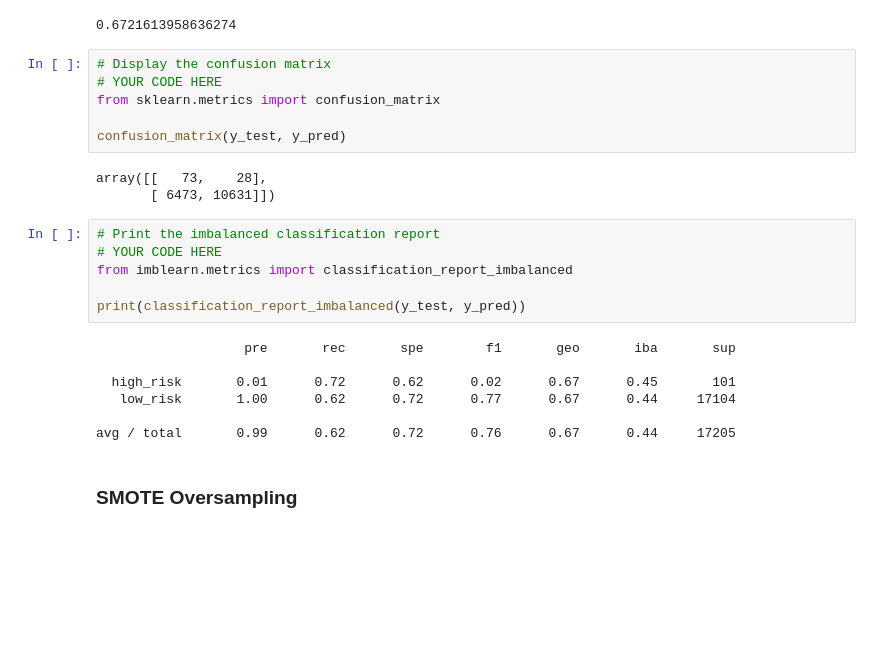
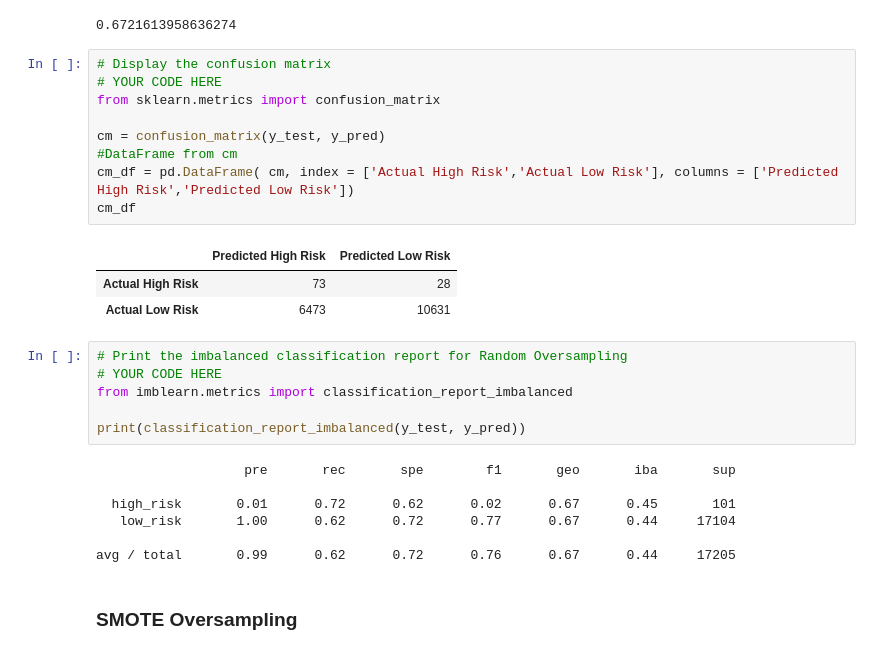
Before and after one commit to LeidyDoradoM/Credit_Risk_Analysis, a Jupyter notebook: credit_risk_resampling.ipynb, the cells around one changed output. Cells and saved outputs as stored; diff of their text form; blank space fills up the shorter version.

```diff
--- a/credit_risk_resampling.ipynb
+++ b/credit_risk_resampling.ipynb
@@ -155,14 +155,18 @@ balanced_accuracy_score(y_test, y_pred)
 # %%
 # Display the confusion matrix
 # YOUR CODE HERE
 from sklearn.metrics import confusion_matrix
 
-confusion_matrix(y_test, y_pred)
+cm = confusion_matrix(y_test, y_pred)
+#DataFrame from cm
+cm_df = pd.DataFrame( cm, index = ['Actual High Risk','Actual Low Risk'], columns = ['Predicted High Risk','Predicted Low Risk'])
+cm_df
 # %% [output]
-array([[   73,    28],
-       [ 6473, 10631]])
+|  | Predicted High Risk | Predicted Low Risk |
+| Actual High Risk | 73 | 28 |
+| Actual Low Risk | 6473 | 10631 |
 # %%
-# Print the imbalanced classification report
+# Print the imbalanced classification report for Random Oversampling
 # YOUR CODE HERE
 from imblearn.metrics import classification_report_imbalanced
 
```
Also changed, not shown: parts of 6 cells of this notebook, 1 other file.
